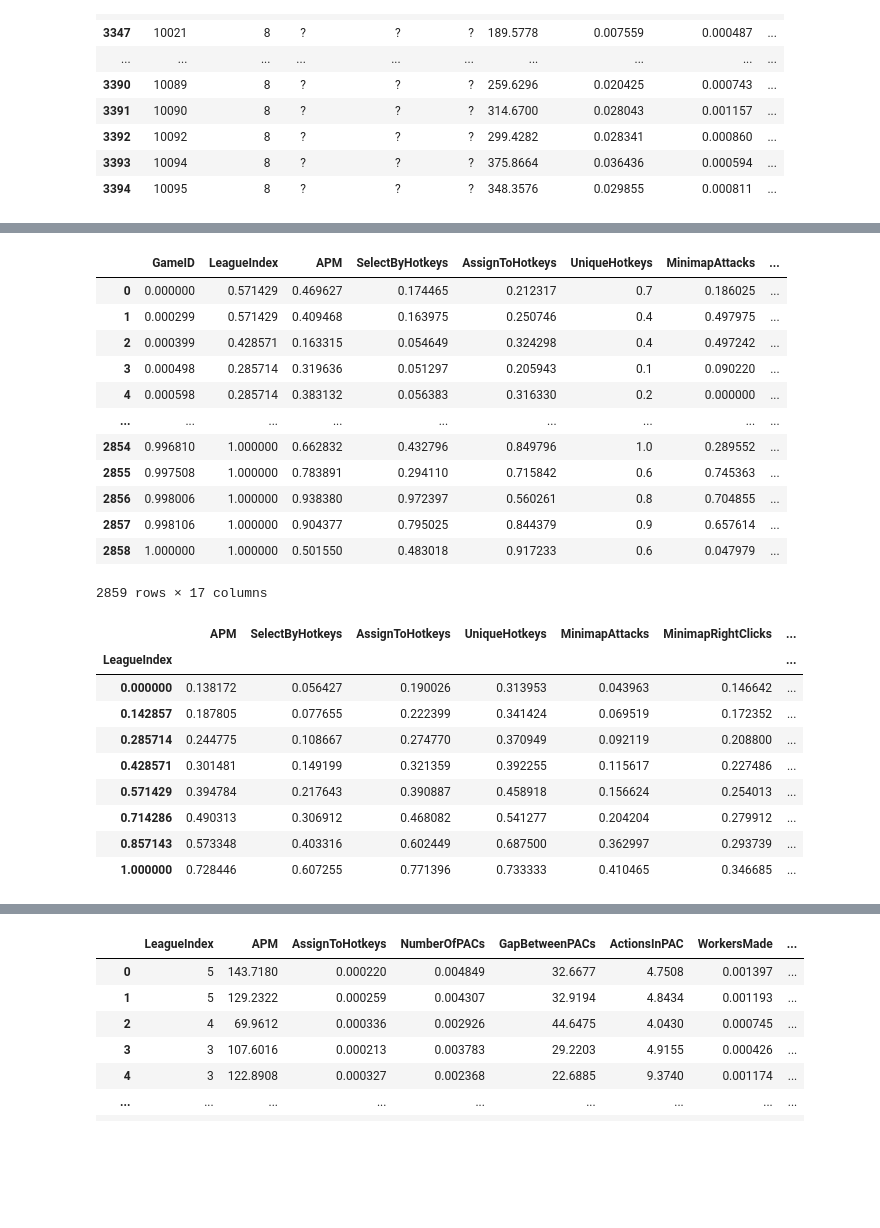
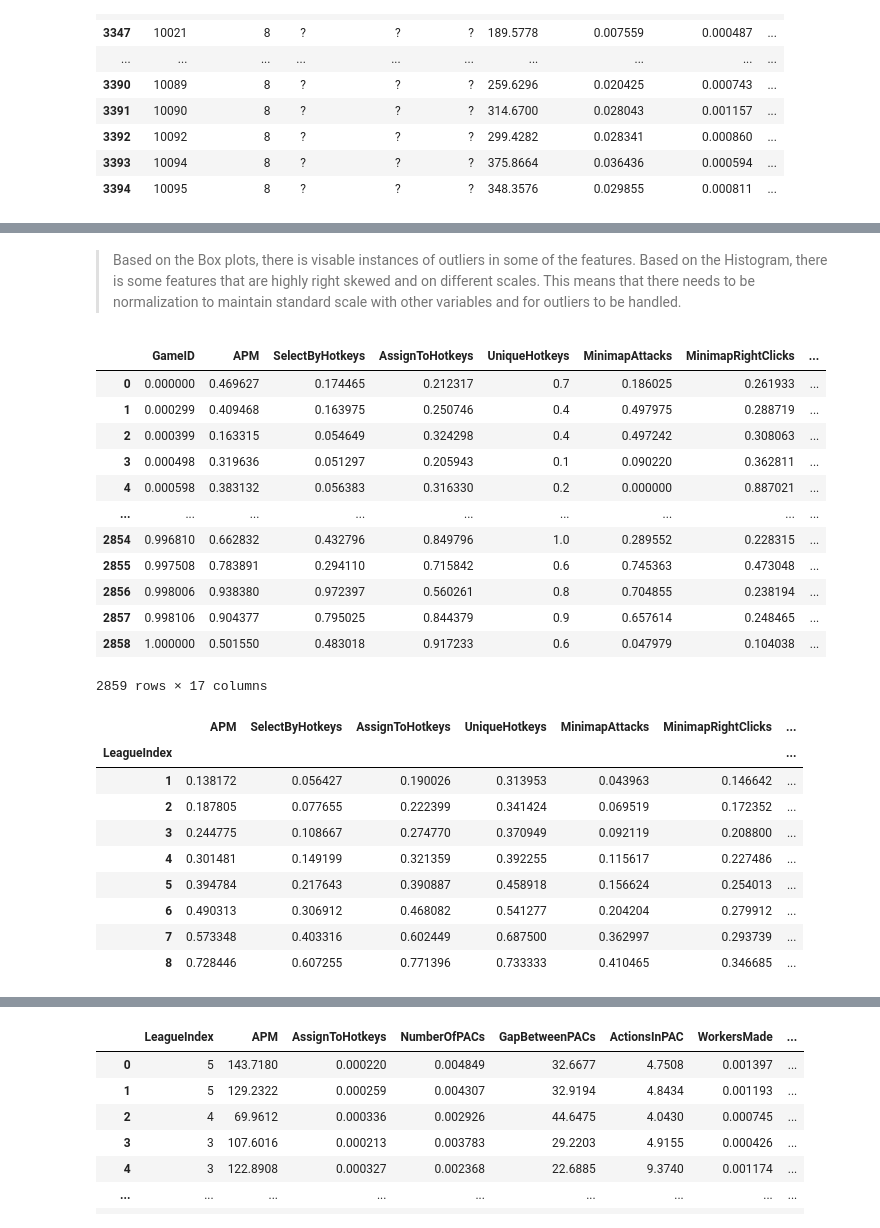
Before and after one commit to Vivianngu3/DSIntern_Assessment, a Jupyter notebook: Starcraft data.ipynb, the cells around one changed output, grey strips where cells are left out. Cells and saved outputs as stored; diff of their text form; code cells hidden in the pictures; blank space fills up the shorter version.

```diff
--- a/Starcraft data.ipynb
+++ b/Starcraft data.ipynb
@@ -219,21 +208,0 @@ plt.show()
-# %%
-#Function to find and remove the extreme outliers by +- 3 times the standard deviation from the each columns means
-def outlier_removal(cols):
-
-# Upper and lower limits
-    upper_limit = cols.mean() + 3 * cols.std()
-    lower_limit = cols.mean() - 3 * cols.std()
-
-    print("Upper limit:", upper_limit)
-    print("Lower limit:", lower_limit)
-
-# Filter based on limits
-    cleaned_data = cols[((cols >= lower_limit) & (cols <= upper_limit)).all(axis=1)]
-    return cleaned_data
-
-cleaned_data = outlier_removal(New_df)
-
-# resetting the index so it matches the amount of rows
-cleaned_data.reset_index(drop=True, inplace=True)
-
-cleaned_data
@@ -292,0 +268,2 @@ plt.show()
+# %% [markdown]
+> Based on the Box plots, there is visable instances of outliers in some of the features. Based on the Histogram, there is some features that are highly right skewed and on different scales. This means that there needs to be normalization to maintain standard scale with other variables and for outliers to be handled.
@@ -293,22 +276,26 @@ plt.show()
 # %%
-# Normalizing data to better scale
+
+# Normalizing data (Besides LeagueIndex) to better scale
 
 scaler = MinMaxScaler()
-df_normalized = pd.DataFrame(scaler.fit_transform(cleaned_data), columns=cleaned_data.columns)
+columns_to_normalize = cleaned_data.columns.drop("LeagueIndex")
+df_normalized = pd.DataFrame(scaler.fit_transform(cleaned_data[columns_to_normalize]), columns=columns_to_normalize)
+
+df_normalized["LeagueIndex"] = cleaned_data["LeagueIndex"]  # Add the LeagueIndex column back to the normalized DataFrame
 df_normalized
 # %% [output]
-|  | GameID | LeagueIndex | APM | SelectByHotkeys | AssignToHotkeys | UniqueHotkeys | MinimapAttacks | ... |
-| 0 | 0.000000 | 0.571429 | 0.469627 | 0.174465 | 0.212317 | 0.7 | 0.186025 | ... |
-| 1 | 0.000299 | 0.571429 | 0.409468 | 0.163975 | 0.250746 | 0.4 | 0.497975 | ... |
-| 2 | 0.000399 | 0.428571 | 0.163315 | 0.054649 | 0.324298 | 0.4 | 0.497242 | ... |
-| 3 | 0.000498 | 0.285714 | 0.319636 | 0.051297 | 0.205943 | 0.1 | 0.090220 | ... |
-| 4 | 0.000598 | 0.285714 | 0.383132 | 0.056383 | 0.316330 | 0.2 | 0.000000 | ... |
+|  | GameID | APM | SelectByHotkeys | AssignToHotkeys | UniqueHotkeys | MinimapAttacks | MinimapRightClicks | ... |
+| 0 | 0.000000 | 0.469627 | 0.174465 | 0.212317 | 0.7 | 0.186025 | 0.261933 | ... |
+| 1 | 0.000299 | 0.409468 | 0.163975 | 0.250746 | 0.4 | 0.497975 | 0.288719 | ... |
+| 2 | 0.000399 | 0.163315 | 0.054649 | 0.324298 | 0.4 | 0.497242 | 0.308063 | ... |
+| 3 | 0.000498 | 0.319636 | 0.051297 | 0.205943 | 0.1 | 0.090220 | 0.362811 | ... |
+| 4 | 0.000598 | 0.383132 | 0.056383 | 0.316330 | 0.2 | 0.000000 | 0.887021 | ... |
 | ... | ... | ... | ... | ... | ... | ... | ... | ... |
-| 2854 | 0.996810 | 1.000000 | 0.662832 | 0.432796 | 0.849796 | 1.0 | 0.289552 | ... |
-| 2855 | 0.997508 | 1.000000 | 0.783891 | 0.294110 | 0.715842 | 0.6 | 0.745363 | ... |
-| 2856 | 0.998006 | 1.000000 | 0.938380 | 0.972397 | 0.560261 | 0.8 | 0.704855 | ... |
-| 2857 | 0.998106 | 1.000000 | 0.904377 | 0.795025 | 0.844379 | 0.9 | 0.657614 | ... |
-| 2858 | 1.000000 | 1.000000 | 0.501550 | 0.483018 | 0.917233 | 0.6 | 0.047979 | ... |
+| 2854 | 0.996810 | 0.662832 | 0.432796 | 0.849796 | 1.0 | 0.289552 | 0.228315 | ... |
+| 2855 | 0.997508 | 0.783891 | 0.294110 | 0.715842 | 0.6 | 0.745363 | 0.473048 | ... |
+| 2856 | 0.998006 | 0.938380 | 0.972397 | 0.560261 | 0.8 | 0.704855 | 0.238194 | ... |
+| 2857 | 0.998106 | 0.904377 | 0.795025 | 0.844379 | 0.9 | 0.657614 | 0.248465 | ... |
+| 2858 | 1.000000 | 0.501550 | 0.483018 | 0.917233 | 0.6 | 0.047979 | 0.104038 | ... |
 2859 rows × 17 columns
 # %%
 league_means = df_normalized.groupby('LeagueIndex').mean().drop('GameID', axis=1)
@@ -316,11 +303,11 @@ league_means
 # %% [output]
 |  | APM | SelectByHotkeys | AssignToHotkeys | UniqueHotkeys | MinimapAttacks | MinimapRightClicks | ... |
 | LeagueIndex |  |  |  |  |  |  | ... |
-| 0.000000 | 0.138172 | 0.056427 | 0.190026 | 0.313953 | 0.043963 | 0.146642 | ... |
-| 0.142857 | 0.187805 | 0.077655 | 0.222399 | 0.341424 | 0.069519 | 0.172352 | ... |
-| 0.285714 | 0.244775 | 0.108667 | 0.274770 | 0.370949 | 0.092119 | 0.208800 | ... |
-| 0.428571 | 0.301481 | 0.149199 | 0.321359 | 0.392255 | 0.115617 | 0.227486 | ... |
-| 0.571429 | 0.394784 | 0.217643 | 0.390887 | 0.458918 | 0.156624 | 0.254013 | ... |
-| 0.714286 | 0.490313 | 0.306912 | 0.468082 | 0.541277 | 0.204204 | 0.279912 | ... |
-| 0.857143 | 0.573348 | 0.403316 | 0.602449 | 0.687500 | 0.362997 | 0.293739 | ... |
-| 1.000000 | 0.728446 | 0.607255 | 0.771396 | 0.733333 | 0.410465 | 0.346685 | ... |
+| 1 | 0.138172 | 0.056427 | 0.190026 | 0.313953 | 0.043963 | 0.146642 | ... |
+| 2 | 0.187805 | 0.077655 | 0.222399 | 0.341424 | 0.069519 | 0.172352 | ... |
+| 3 | 0.244775 | 0.108667 | 0.274770 | 0.370949 | 0.092119 | 0.208800 | ... |
+| 4 | 0.301481 | 0.149199 | 0.321359 | 0.392255 | 0.115617 | 0.227486 | ... |
+| 5 | 0.394784 | 0.217643 | 0.390887 | 0.458918 | 0.156624 | 0.254013 | ... |
+| 6 | 0.490313 | 0.306912 | 0.468082 | 0.541277 | 0.204204 | 0.279912 | ... |
+| 7 | 0.573348 | 0.403316 | 0.602449 | 0.687500 | 0.362997 | 0.293739 | ... |
+| 8 | 0.728446 | 0.607255 | 0.771396 | 0.733333 | 0.410465 | 0.346685 | ... |
```
Also changed, not shown: parts of 32 cells of this notebook.
